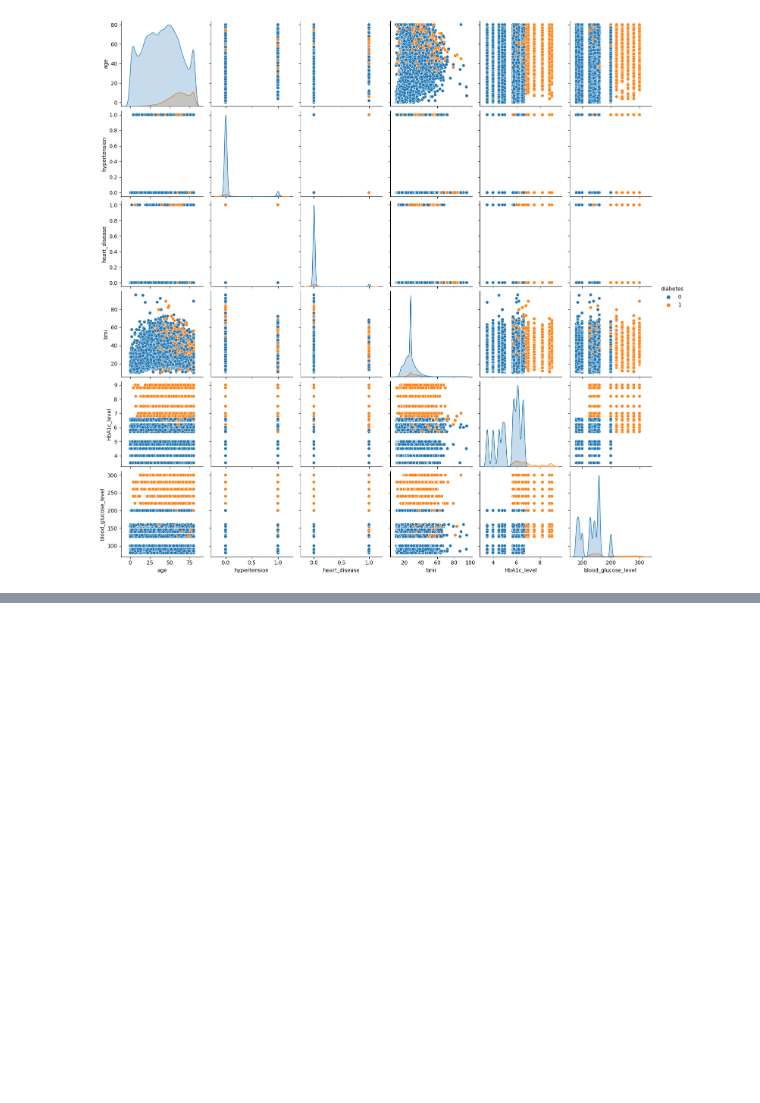
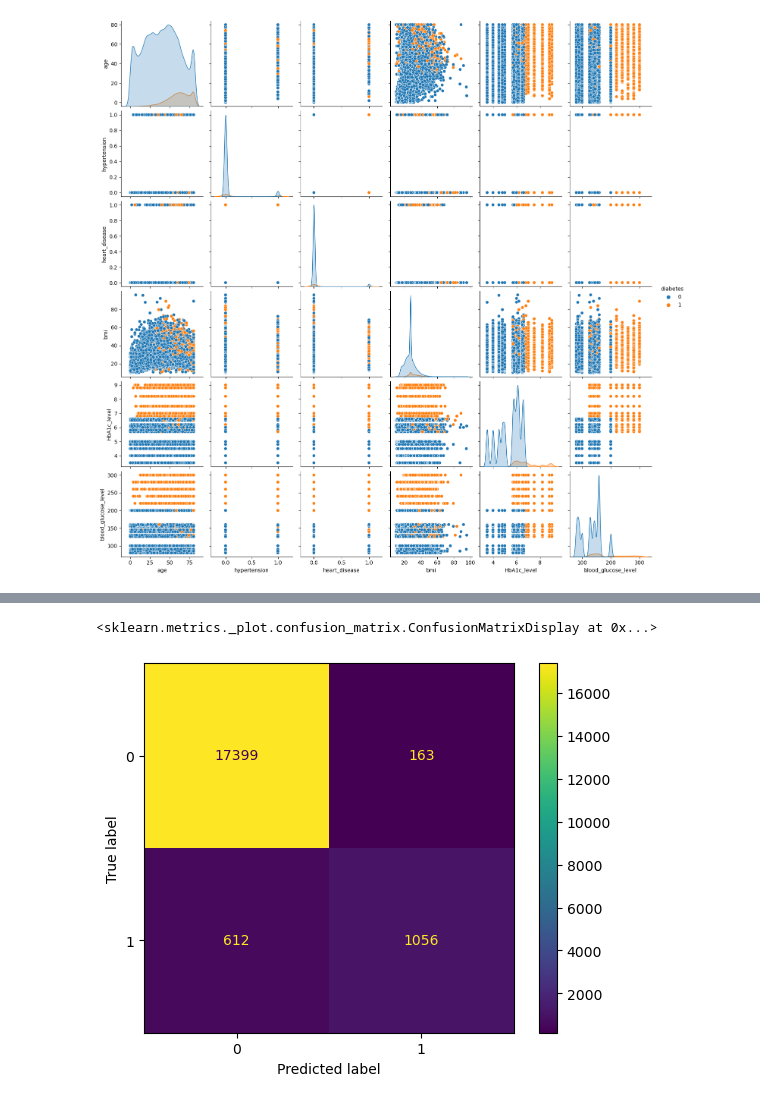
Before and after one commit to raghul141/Capstone_Project, a Jupyter notebook: Capstone_Project.ipynb, the cells around one changed output, grey strips where cells are left out. Cells and saved outputs as stored; diff of their text form; code cells hidden in the pictures; blank space fills up the shorter version.

```diff
--- a/Capstone_Project.ipynb
+++ b/Capstone_Project.ipynb
@@ -190,0 +269,10 @@ plt.show()
+# %%
+X = data[['age', 'bmi', 'blood_glucose_level', 'HbA1c_level', 'hypertension']]
+y = data['diabetes']
+
+X1 = df.drop('diabetes',axis=1)
+Y1 =df['diabetes']
+# %%
+from sklearn.model_selection import train_test_split
+X_train, X_test, y_train, y_test = train_test_split(X, y, test_size=0.2, random_state=0)
+X1_train, X1_test, y1_train, y1_test = train_test_split(X1, Y1, test_size=0.2, random_state=0)
@@ -190,0 +289,2 @@ plt.show()
+# %%
+y_pred = model.predict(X_test)
@@ -190,0 +299,10 @@ plt.show()
+# %%
+from sklearn import metrics
+from sklearn.metrics import confusion_matrix
+
+cm = confusion_matrix(y_test,y_pred)
+disp = metrics.ConfusionMatrixDisplay(confusion_matrix=cm)
+disp.plot()
+# %% [output]
+<sklearn.metrics._plot.confusion_matrix.ConfusionMatrixDisplay at 0x...>
+[figure, added]
```
Also changed, not shown: parts of 14 cells of this notebook.
